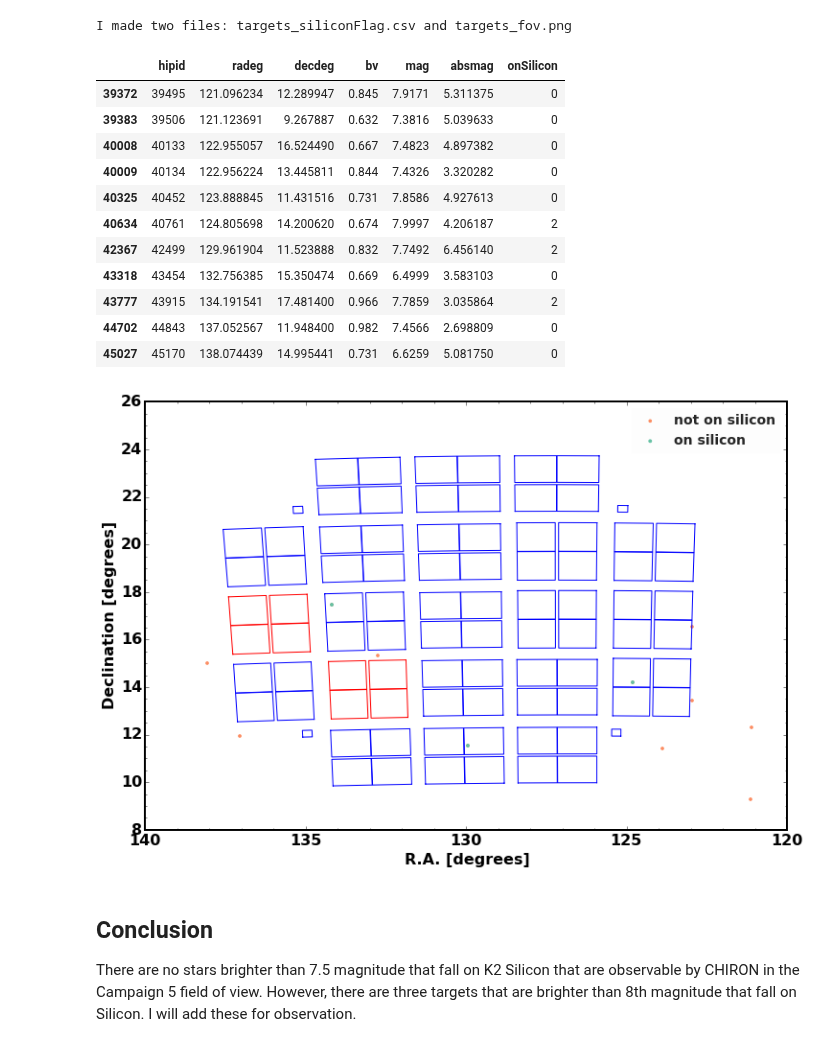
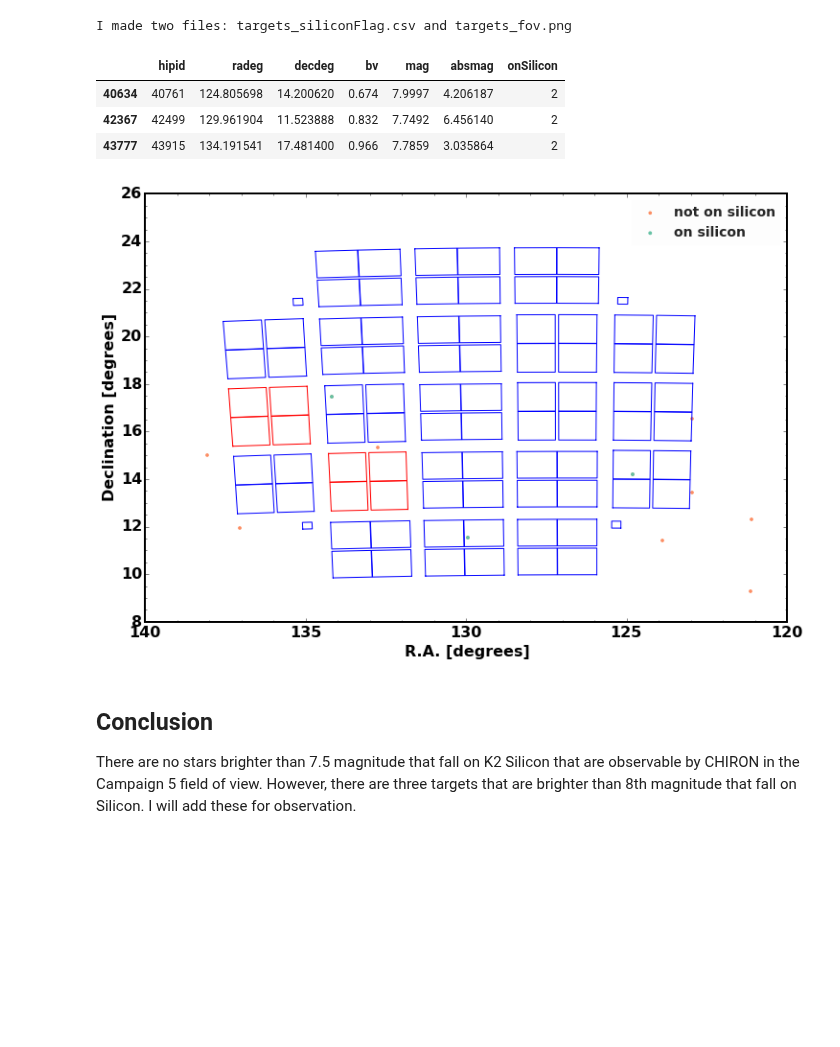
Before and after one commit to mattgiguere/K2Brights, a Jupyter notebook: code/K2BrightsCamp5.ipynb, the cells around one changed output. Drawn from its saved outputs; the diff is of its cells as text; code cells hidden in the pictures; blank space fills up the shorter version.

```diff
--- a/code/K2BrightsCamp5.ipynb
+++ b/code/K2BrightsCamp5.ipynb
@@ -232,45 +232,39 @@ ax = fig.add_subplot(111)
 #ax.scatter(*targets,s=2,label='not on silicon')
 ax.scatter(*targets,color='#fc8d62',s=7,label='not on silicon')
 ax.scatter(targets[0][onSilicon],
     targets[1][onSilicon],color='#66c2a5',s=8,label='on silicon')
 ax.set_xlabel('R.A. [degrees]',fontsize=16)
 ax.set_ylabel('Declination [degrees]',fontsize=16)
 ax.invert_xaxis()
 ax.minorticks_on()
 legend = ax.legend(loc=0,
     frameon=True, scatterpoints=1)
 rect = legend.get_frame()
 rect.set_alpha(0.3)
 rect.set_facecolor(light_grey)
 rect.set_linewidth(0.0)
 texts = legend.texts
 for t in texts:
     t.set_color(almost_black)
 
 siliconFlag = np.zeros_like(ra_sources_deg)
 
 #prints zero if target is not on silicon
 siliconFlag = np.where(nearSilicon,0,siliconFlag)
 
 #prints a 2 if target is on silicon
 siliconFlag = np.where(onSilicon,2,siliconFlag)
 
 hip_camp['onSilicon'] = siliconFlag
 
-hip_camp[['hipid', 'radeg', 'decdeg', 'bv', 'mag', 'absmag', 'onSilicon']]
+hip_camp_good = hip_camp[hip_camp['onSilicon'] == 2]
+
+hip_camp_good[['hipid', 'radeg', 'decdeg', 'bv', 'mag', 'absmag', 'onSilicon']]
 # %% [output]
 |  | hipid | radeg | decdeg | bv | mag | absmag | onSilicon |
-| 39372 | 39495 | 121.096234 | 12.289947 | 0.845 | 7.9171 | 5.311375 | 0 |
-| 39383 | 39506 | 121.123691 | 9.267887 | 0.632 | 7.3816 | 5.039633 | 0 |
-| 40008 | 40133 | 122.955057 | 16.524490 | 0.667 | 7.4823 | 4.897382 | 0 |
-| 40009 | 40134 | 122.956224 | 13.445811 | 0.844 | 7.4326 | 3.320282 | 0 |
-| 40325 | 40452 | 123.888845 | 11.431516 | 0.731 | 7.8586 | 4.927613 | 0 |
 | 40634 | 40761 | 124.805698 | 14.200620 | 0.674 | 7.9997 | 4.206187 | 2 |
 | 42367 | 42499 | 129.961904 | 11.523888 | 0.832 | 7.7492 | 6.456140 | 2 |
-| 43318 | 43454 | 132.756385 | 15.350474 | 0.669 | 6.4999 | 3.583103 | 0 |
 | 43777 | 43915 | 134.191541 | 17.481400 | 0.966 | 7.7859 | 3.035864 | 2 |
-| 44702 | 44843 | 137.052567 | 11.948400 | 0.982 | 7.4566 | 2.698809 | 0 |
-| 45027 | 45170 | 138.074439 | 14.995441 | 0.731 | 6.6259 | 5.081750 | 0 |
 [figure]
 # %% [markdown]
 ## Conclusion
```
Also changed, not shown: 1 other file.
